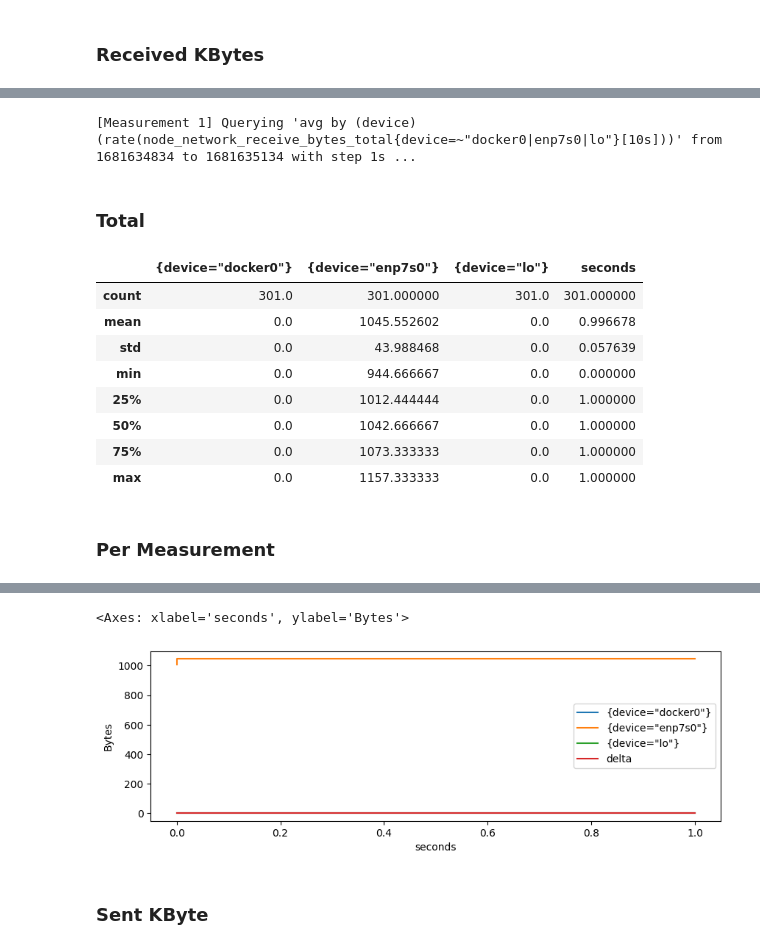
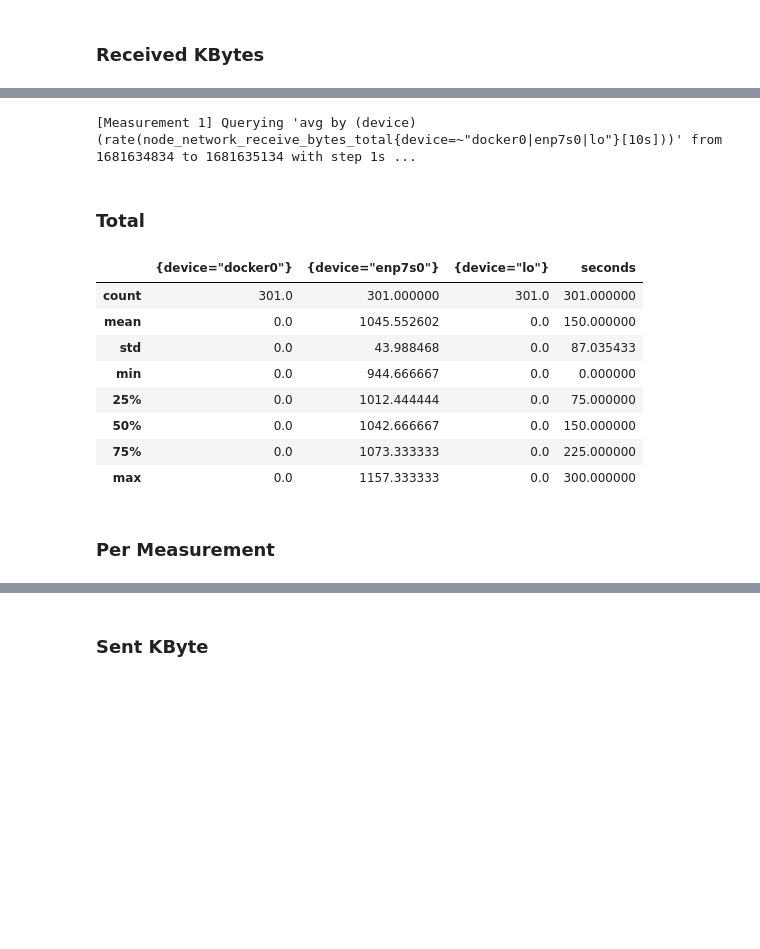
Before and after one commit to twobiers/software-architecture-sustainability-experiment, a Jupyter notebook: results/analysis.ipynb, the cells around one changed output, grey strips where cells are left out. Saved outputs shown, nothing was run; the diff lists cells and outputs as text; code cells hidden in the pictures; blank space fills up the shorter version.

```diff
--- a/results/analysis.ipynb
+++ b/results/analysis.ipynb
@@ -12,3 +23,0 @@ pd.__version__
-# %%
-p = query.Prometheus('http://192.168.178.64:9090')
-step = "1s"
@@ -44,7 +46,7 @@ def prepare_query_range_as_dataframe(measurement_no, query, start, end, step=ste
     # We can't be sure that we have a value for each second, so we calculate the difference between the timestamps
     # and att those to the dataframe
     metrics['tvalue'] = metrics.index
-    metrics['delta'] = (metrics['tvalue'] - metrics['tvalue'].shift()).fillna(0).astype('timedelta64[s]')
+    metrics['delta'] = (metrics['tvalue'] - metrics['tvalue'].min()).fillna(0).astype('timedelta64[s]')
     metrics['seconds'] = metrics['delta'].dt.total_seconds().astype(int)
     metrics.drop(['tvalue'], inplace=True, axis=1)
     # metrics = metrics.assign(seconds=range(len(metrics)))
@@ -447,22 +436,22 @@ dtype: float64
 # %%
 network_average_receive_rate = prepare_network_average_receive_rate(bm)
 describe_measurement_dataframe(network_average_receive_rate)
 
 grouped_mean = network_average_receive_rate.groupby(by=['seconds']).mean()
-grouped_mean.drop(['measurement'], inplace=True, axis=1)
-grouped_mean.plot(drawstyle='steps',figsize=(10,3),ylabel='Bytes')
+grouped_mean.drop(['measurement', 'delta'], inplace=True, axis=1)
+# grouped_mean.plot(drawstyle='steps',figsize=(10,3),ylabel='Bytes')
 # %% [output]
 [Measurement 1] Querying 'avg by (device) (rate(node_network_receive_bytes_total{device=~"docker0|enp7s0|lo"}[10s]))' from 1681634834 to 1681635134 with step 1s ...
 ### Total
 |  | {device="docker0"} | {device="enp7s0"} | {device="lo"} | seconds |
 | count | 301.0 | 301.000000 | 301.0 | 301.000000 |
-| mean | 0.0 | 1045.552602 | 0.0 | 0.996678 |
-| std | 0.0 | 43.988468 | 0.0 | 0.057639 |
+| mean | 0.0 | 1045.552602 | 0.0 | 150.000000 |
+| std | 0.0 | 43.988468 | 0.0 | 87.035433 |
 | min | 0.0 | 944.666667 | 0.0 | 0.000000 |
-| 25% | 0.0 | 1012.444444 | 0.0 | 1.000000 |
-| 50% | 0.0 | 1042.666667 | 0.0 | 1.000000 |
-| 75% | 0.0 | 1073.333333 | 0.0 | 1.000000 |
-| max | 0.0 | 1157.333333 | 0.0 | 1.000000 |
+| 25% | 0.0 | 1012.444444 | 0.0 | 75.000000 |
+| 50% | 0.0 | 1042.666667 | 0.0 | 150.000000 |
+| 75% | 0.0 | 1073.333333 | 0.0 | 225.000000 |
+| max | 0.0 | 1157.333333 | 0.0 | 300.000000 |
 ### Per Measurement
                            measurement
 delta               count  1                          301
@@ -481,8 +470,6 @@ delta               count  1                          301
                     75%    1                          0.0
                     max    1                          0.0
 dtype: object
-<Axes: xlabel='seconds', ylabel='Bytes'>
-[figure, removed]
 # %% [markdown]
 ### Sent KByte
 # %%
```
Also changed, not shown: parts of 17 cells of this notebook.
